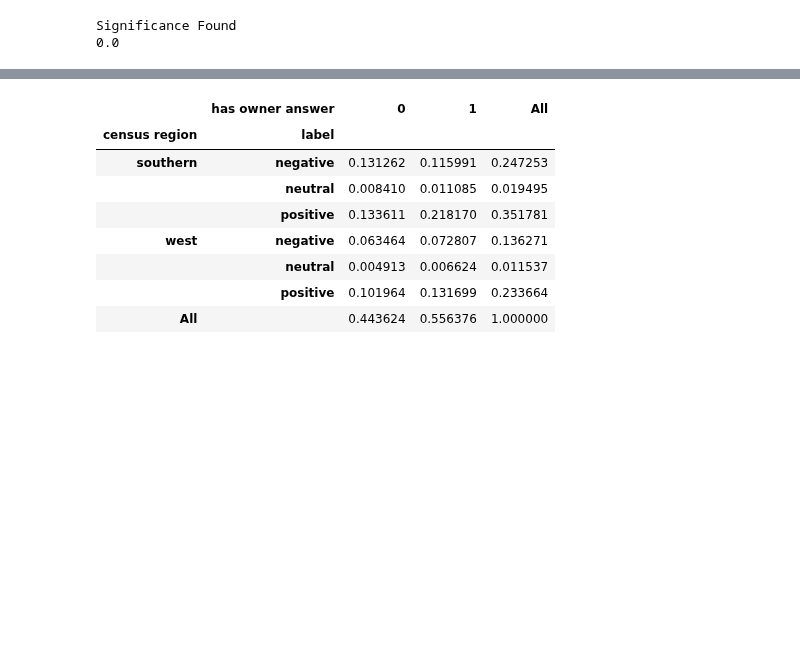
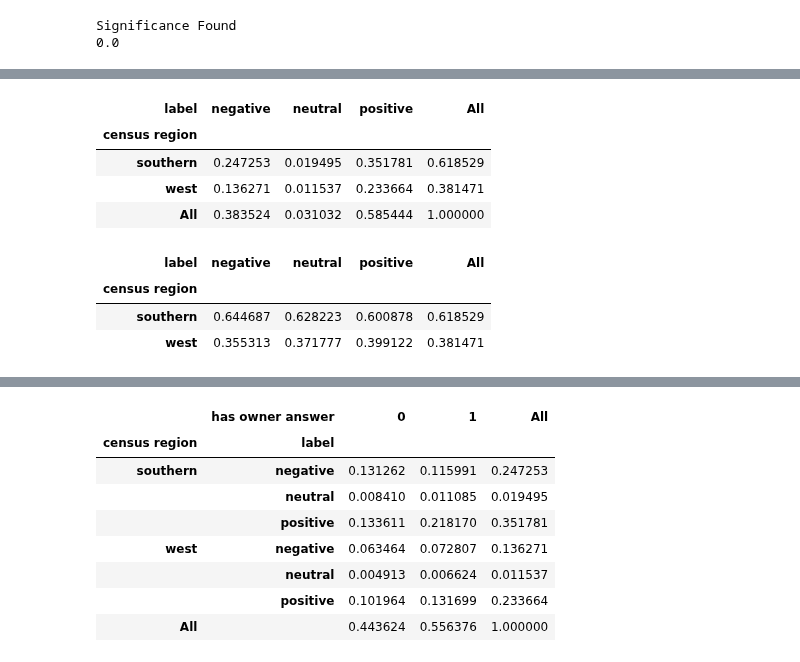
Before and after one commit to CGRowe96/WGU_MSDA, a Jupyter notebook: D214/capstone.ipynb, the cells around one changed output, grey strips where cells are left out. Saved outputs shown, nothing was run; the diff lists cells and outputs as text; code cells hidden in the pictures; blank space fills up the shorter version.

```diff
--- a/D214/capstone.ipynb
+++ b/D214/capstone.ipynb
@@ -491,0 +478,15 @@ Percentage of reviews with no answer: 44.36%
+# %%
+pd.crosstab(df['census region'],df['label'],margins=True,normalize='all')
+# %% [output]
+| label | negative | neutral | positive | All |
+| census region |  |  |  |  |
+| southern | 0.247253 | 0.019495 | 0.351781 | 0.618529 |
+| west | 0.136271 | 0.011537 | 0.233664 | 0.381471 |
+| All | 0.383524 | 0.031032 | 0.585444 | 1.000000 |
+# %%
+pd.crosstab(df['census region'],df['label'],margins=True,normalize='columns')
+# %% [output]
+| label | negative | neutral | positive | All |
+| census region |  |  |  |  |
+| southern | 0.644687 | 0.628223 | 0.600878 | 0.618529 |
+| west | 0.355313 | 0.371777 | 0.399122 | 0.381471 |
```
Also changed, not shown: parts of 15 cells of this notebook.
